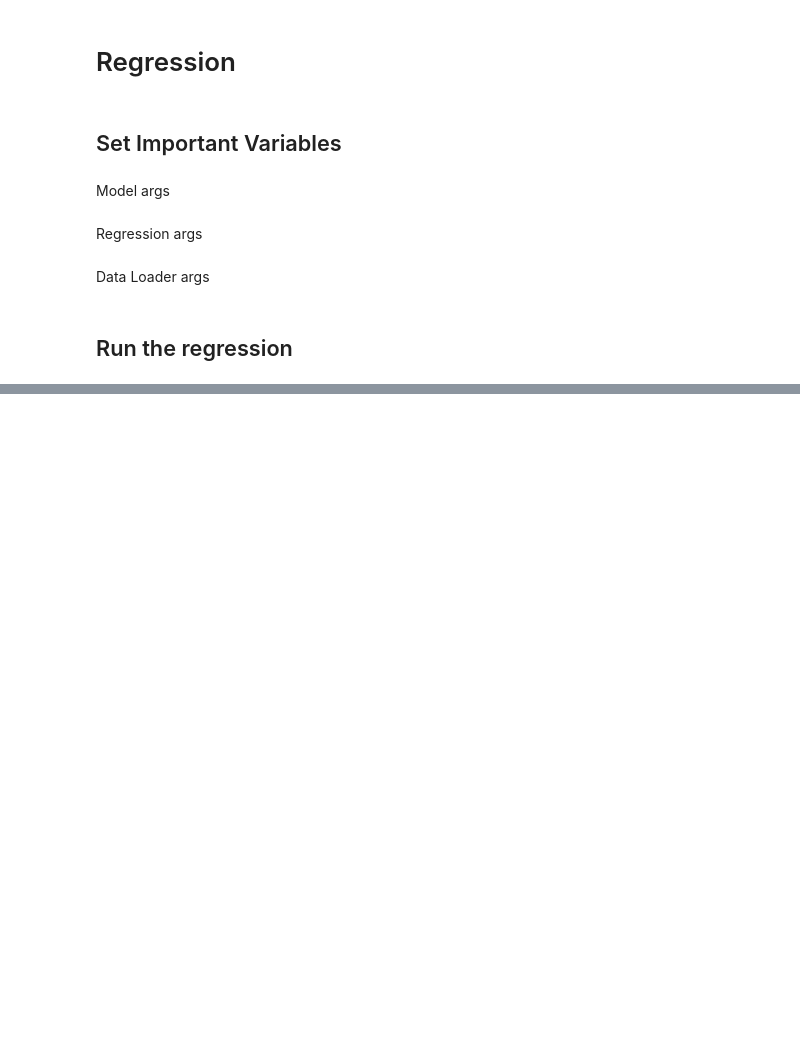
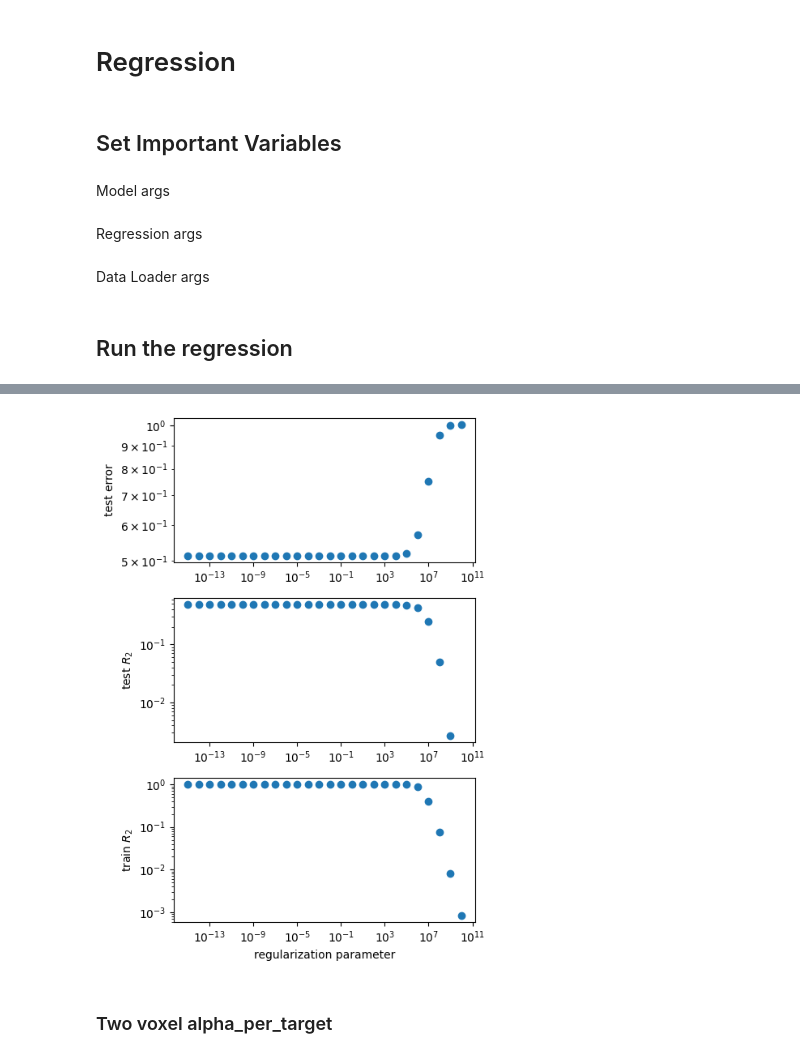
Before and after one commit to aalargen/SNAP, a Jupyter notebook: sanity_checks.ipynb, the cells around one changed output, grey strips where cells are left out. Cells and saved outputs as stored; diff of their text form; code cells hidden in the pictures; blank space fills up the shorter version.

```diff
--- a/sanity_checks.ipynb
+++ b/sanity_checks.ipynb
@@ -135,0 +323,7 @@ exp_metrics['regression_metric']['uncent']['image_layer']['responses']['gen_errs
+# %%
+region = regionNames[0]
+layers = ['layer1.2.relu']
+model_name = modelNames[0]
+pooling = activation_pooling[0]
+num_voxels = 1
+feat, y = get_feat_and_y(region, layers, model_name, pooling, num_voxels)
@@ -135,0 +334,3 @@ exp_metrics['regression_metric']['uncent']['image_layer']['responses']['gen_errs
+# %%
+pval = 600
+test_errs, test_r2s, train_r2s = get_error_by_reg(feat, y, pval, reg)
@@ -135,0 +364,15 @@ exp_metrics['regression_metric']['uncent']['image_layer']['responses']['gen_errs
+# %%
+fig, ax = plt.subplots(3, figsize=(5,7))
+for i, (y_vals, y_label) in enumerate(zip([test_errs, test_r2s, train_r2s], ['test error', 'test $R_2$', 'train $R_2$'])):
+    y_vals_array = np.array(y_vals).flatten()
+    ax[i].scatter(reg, y_vals_array)
+    ax[i].set_xscale('log')
+    ax[i].set_yscale('log')
+    ax[i].set_ylabel(y_label)
+ax[-1].set_xlabel('regularization parameter')
+plt.tight_layout()
+plt.show()
+# %% [output]
+[figure, added]
+# %% [markdown]
+### Two voxel alpha_per_target
```
Also changed, not shown: parts of 22 cells of this notebook, 4 other files.
